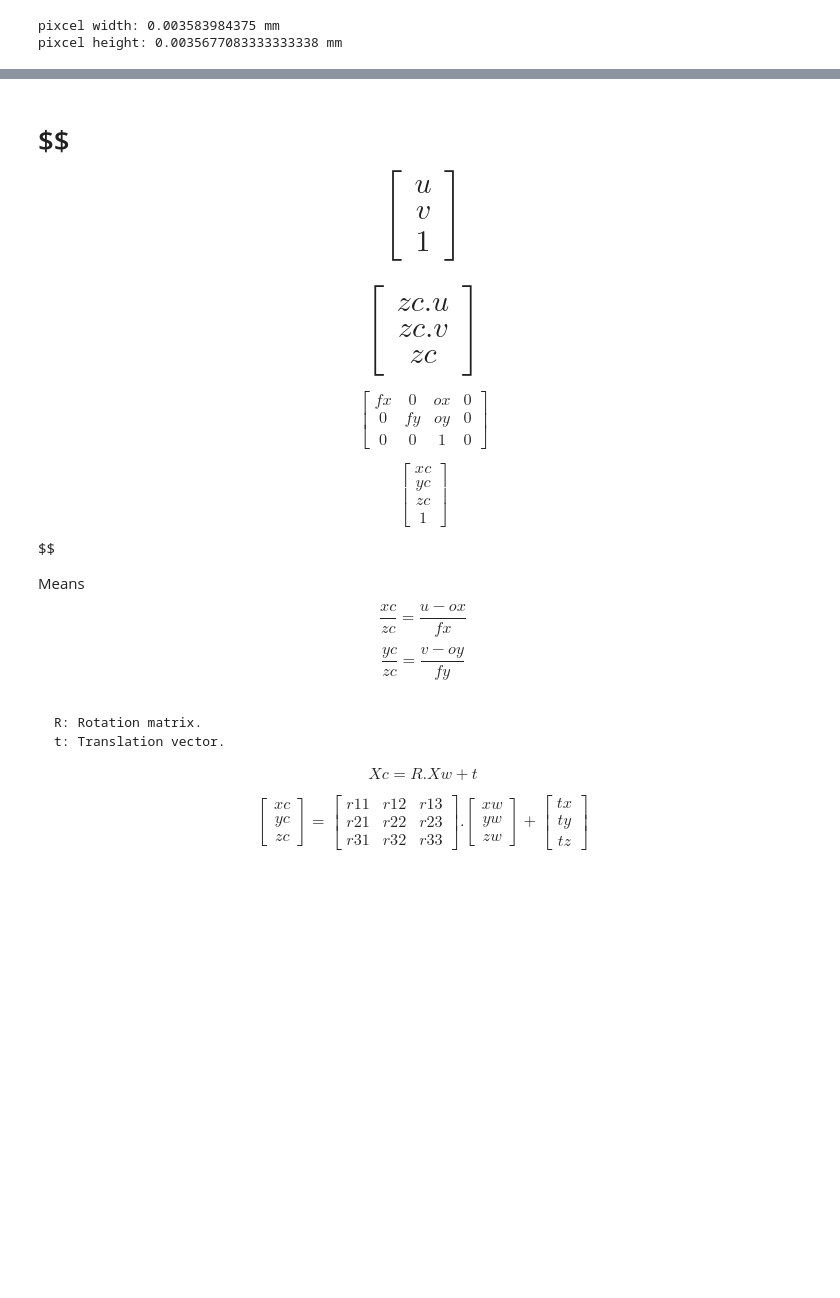
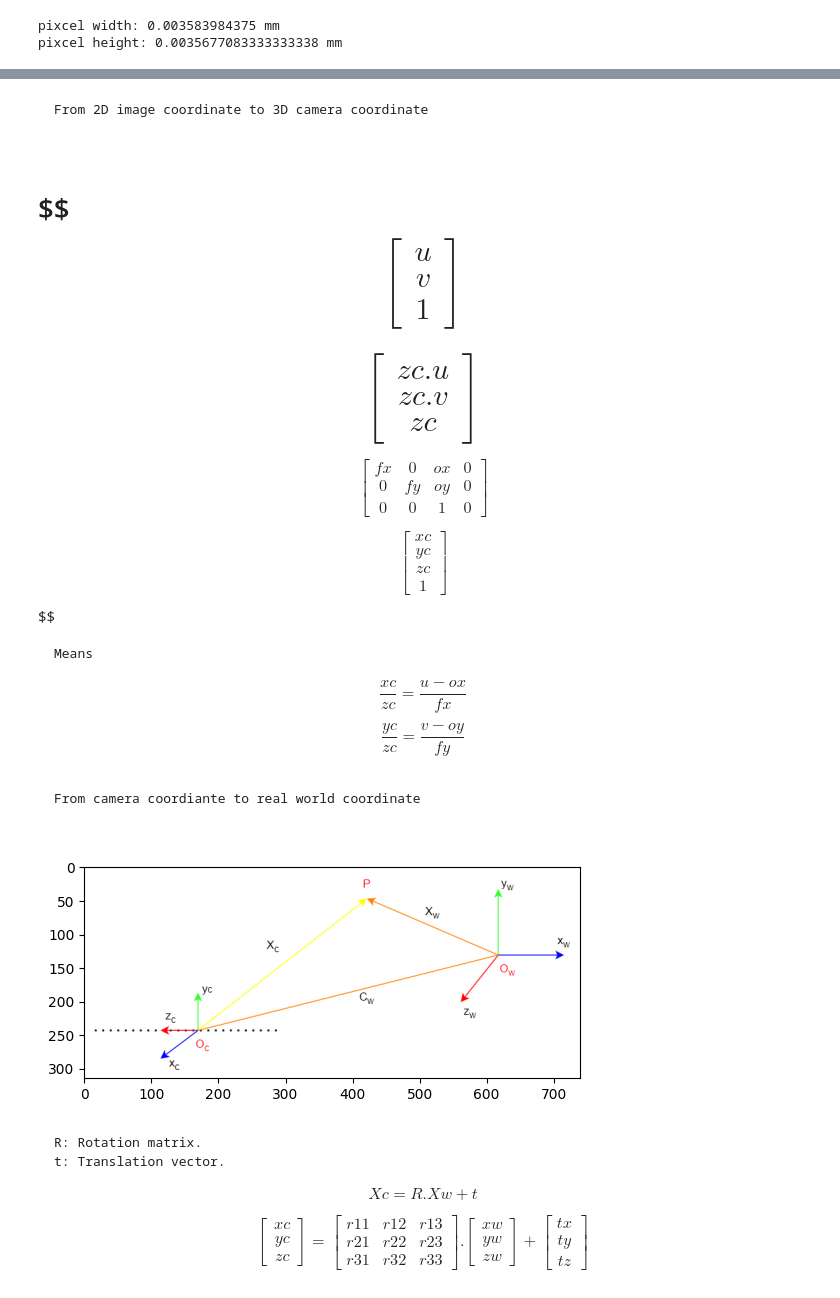
Before and after one commit to nhchung11/Distance-estimation-based-on-one-camera, a Jupyter notebook: main/Distance.ipynb, the cells around one changed output, grey strips where cells are left out. Drawn from its saved outputs; the diff is of its cells as text; code cells hidden in the pictures; blank space fills up the shorter version.

````diff
--- a/main/Distance.ipynb
+++ b/main/Distance.ipynb
@@ -206,3 +245,6 @@ plt.show()
+# %% [markdown]
+```latex
+From 2D image coordinate to 3D camera coordinate
 # %% [markdown]
 $$
 \begin{bmatrix}
@@ -230,8 +272,9 @@ zc \\
 1
 \end{bmatrix}
 $$
-
-Means<br>
+```latex
+Means
+```
 $$
 \frac{xc}{zc}
 =
@@ -251,3 +292,13 @@ Pc = np.array([[xc_over_zc], [yc_over_zc], [1], [1]])
+# %% [markdown]
+```latex
+From camera coordiante to real world coordinate
+# %%
+visualize_img4 = cv2.imread(r'D:\python\Distance_measurement\scripts\visualize\visualize4.png')
+# Display the image
+plt.imshow(cv2.cvtColor(visualize_img4, cv2.COLOR_BGR2RGB))
+plt.show()
+# %% [output]
+[figure, added]
 # %% [markdown]
 
 ```latex
````
Also changed, not shown: parts of 30 cells of this notebook, 2 other files.
